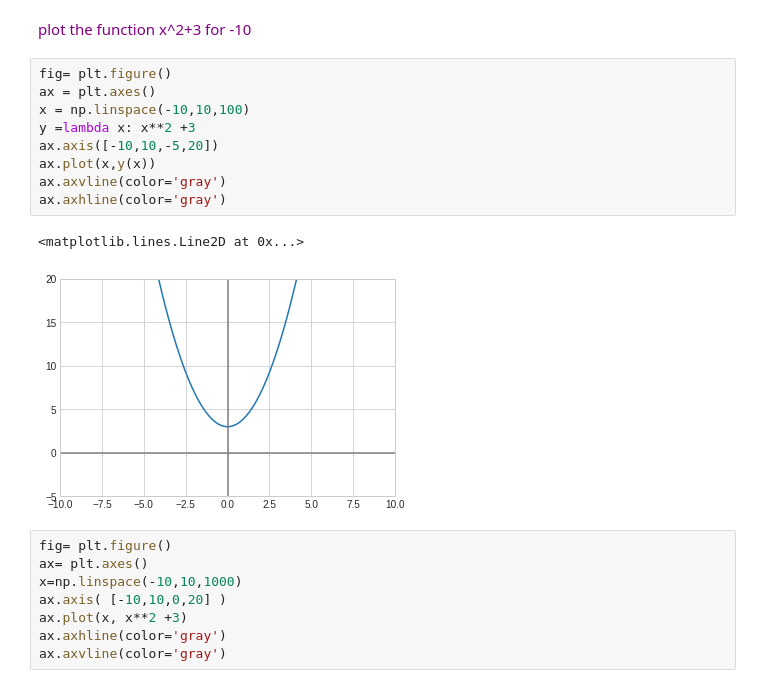
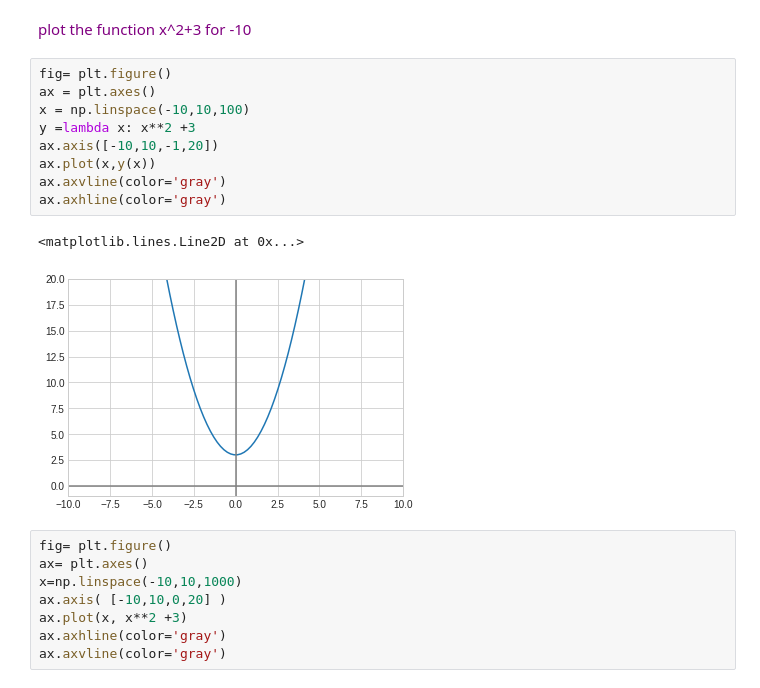
Before and after one commit to chezydan/pytopics, a Jupyter notebook: Visuals.ipynb, the cells around one changed output. Drawn from its saved outputs; the diff is of its cells as text.

Commit message:
visuals, regex last w, others

```diff
--- a/Visuals.ipynb
+++ b/Visuals.ipynb
@@ -32,15 +32,15 @@ plt.axvline(color='grey')
 # %%
 fig= plt.figure()
 ax = plt.axes()
 x = np.linspace(-10,10,100)
 y =lambda x: x**2 +3
-ax.axis([-10,10,-5,20])
+ax.axis([-10,10,-1,20])
 ax.plot(x,y(x))
 ax.axvline(color='gray')
 ax.axhline(color='gray')
 # %% [output]
 <matplotlib.lines.Line2D at 0x...>
-[figure, old version]
+[figure, new version]
 # %%
 fig= plt.figure()
 ax= plt.axes()
```
Also changed, not shown: parts of 55 cells of this notebook, 3 other files.
